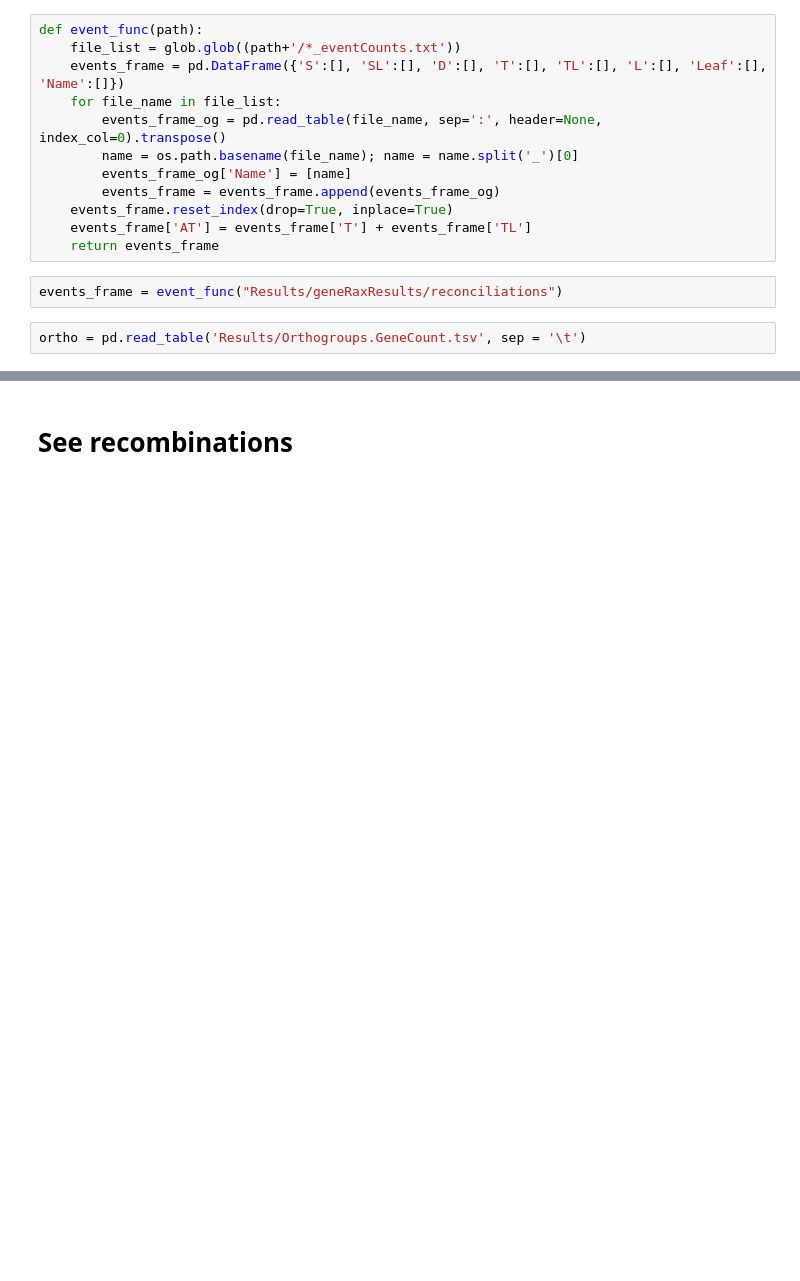
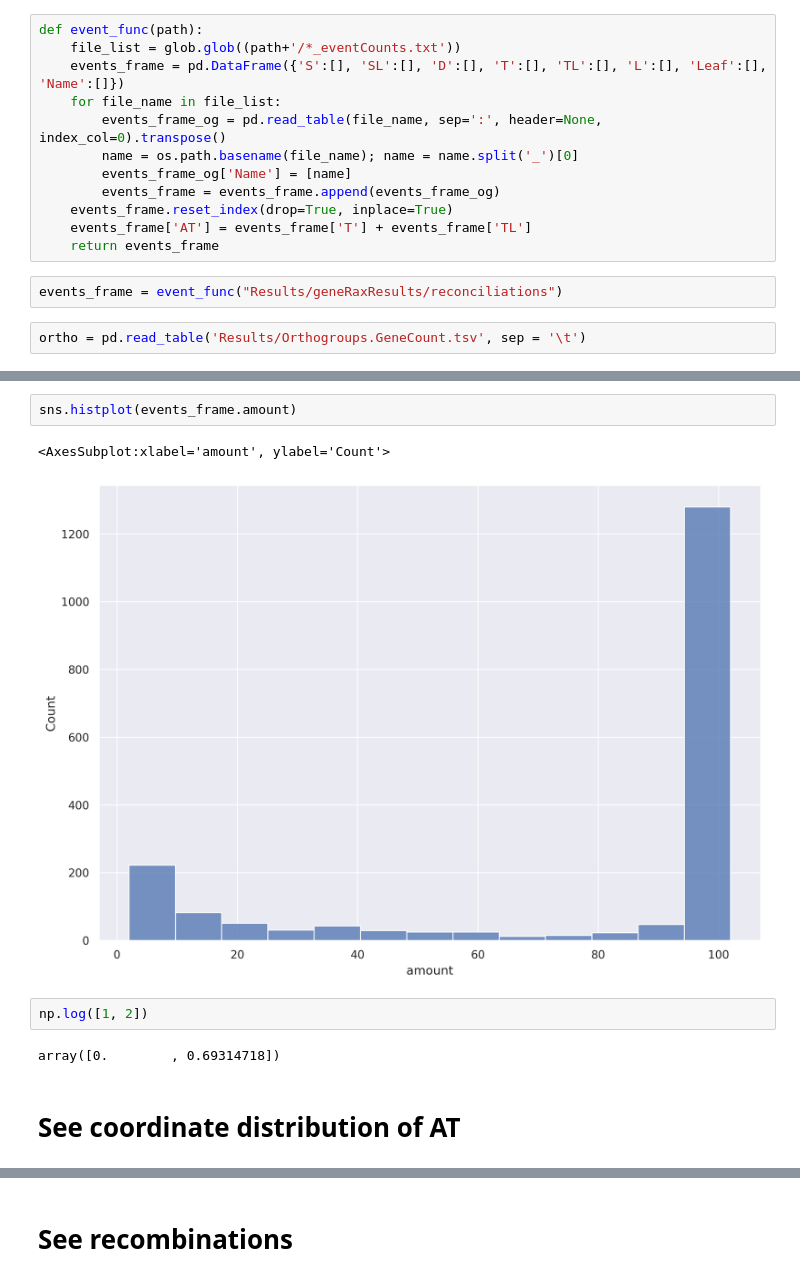
Before and after one commit to paraslonic/orthosnake, a Jupyter notebook: results.ipynb, the cells around one changed output, grey strips where cells are left out. Drawn from its saved outputs; the diff is of its cells as text; blank space fills up the shorter version.

```diff
--- a/results.ipynb
+++ b/results.ipynb
@@ -49,0 +55,11 @@ ortho_bool
+# %%
+sns.histplot(events_frame.amount)
+# %% [output]
+<AxesSubplot:xlabel='amount', ylabel='Count'>
+[figure, added]
+# %%
+np.log([1, 2])
+# %% [output]
+array([0.        , 0.69314718])
+# %% [markdown]
+# See coordinate distribution of AT
```
Also changed, not shown: parts of 24 cells of this notebook, 1 other file.
